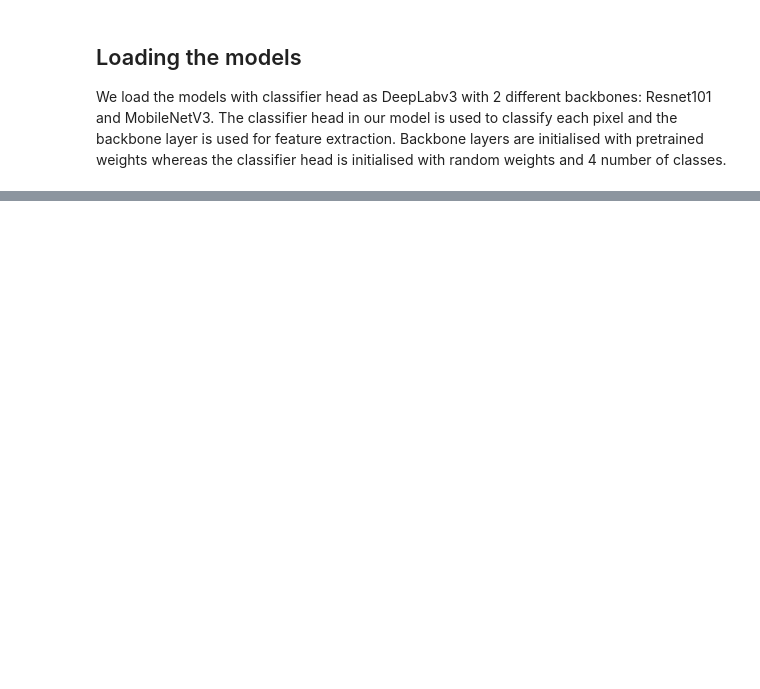
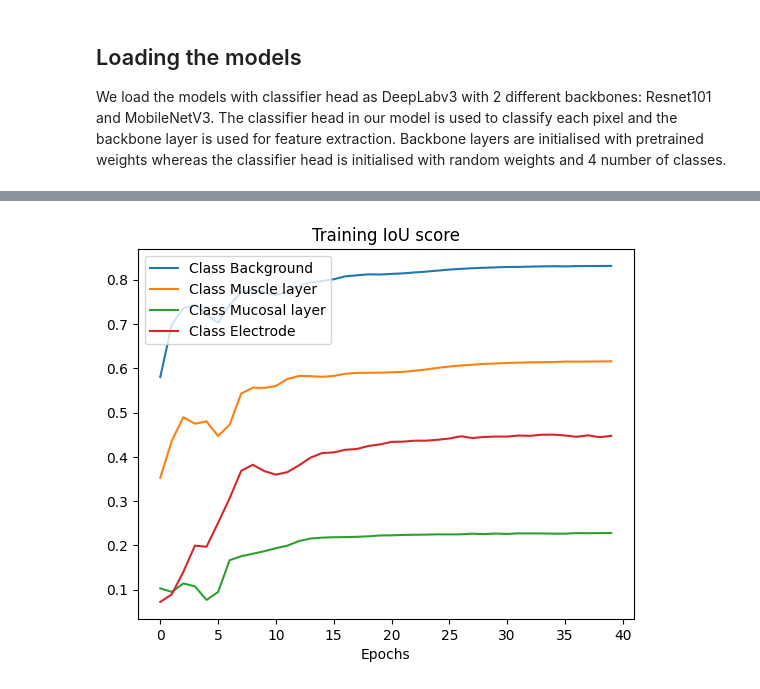
Before and after one commit to NamanChhibbar/BM5020-Project, a Jupyter notebook: main.ipynb, the cells around one changed output, grey strips where cells are left out. Saved outputs shown, nothing was run; the diff lists cells and outputs as text; code cells hidden in the pictures; blank space fills up the shorter version.

```diff
--- a/main.ipynb
+++ b/main.ipynb
@@ -73,0 +236,10 @@ scheduler = torch.optim.lr_scheduler.ExponentialLR(optimizer, gamma=gamma)
+# %%
+# Plot IoU scores
+for i, class_ in enumerate(classes):
+    plt.plot(iou_list[i], label=f"Class {class_}")
+plt.xlabel("Epochs")
+plt.title(f"Training IoU score")
+plt.legend()
+plt.show()
+# %% [output]
+[figure, added]
```
Also changed, not shown: parts of 30 cells of this notebook, 7 other files.
